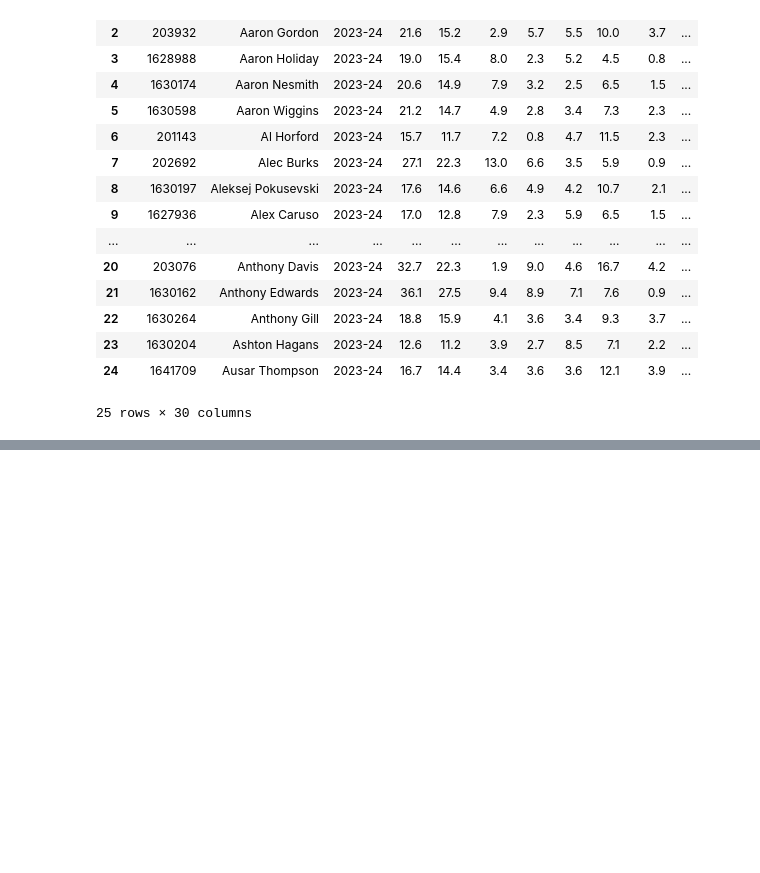
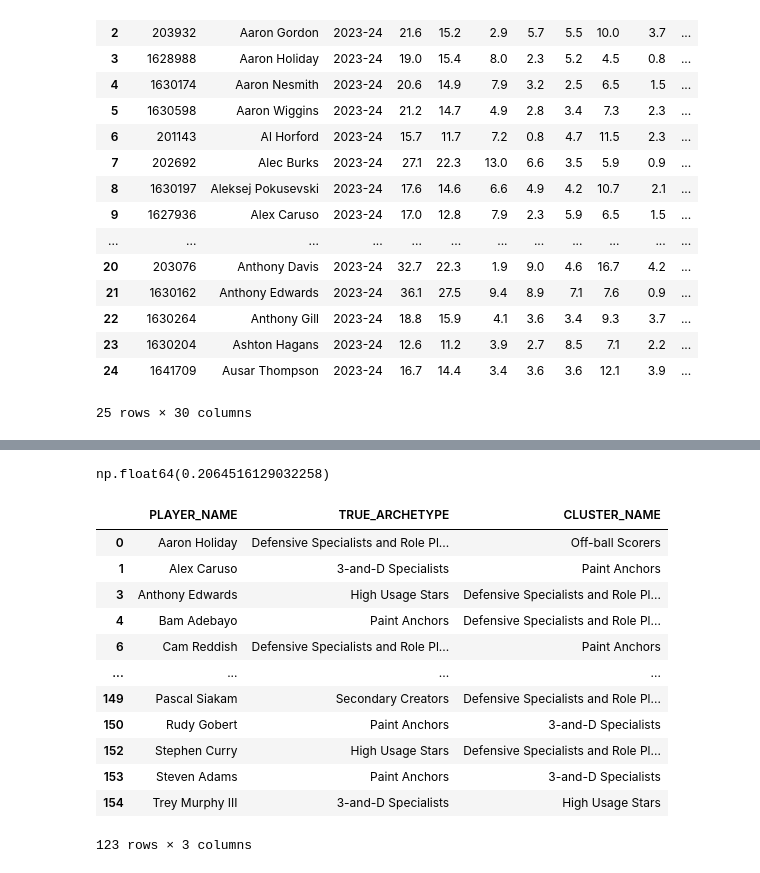
Before and after one commit to matthewellishanson/machine-learning-nba, a Jupyter notebook: firstnotebook.ipynb, the cells around one changed output, grey strips where cells are left out. Saved outputs shown, nothing was run; the diff lists cells and outputs as text; code cells hidden in the pictures; blank space fills up the shorter version.

Commit message:
finished first rough draft of notebook with visuals and tables generated. Need to revise to get better archetypal assignment accuracy relative to gold set.

```diff
--- a/firstnotebook.ipynb
+++ b/firstnotebook.ipynb
@@ -502,0 +644,34 @@ plt.show()
+# %%
+# create a confusion matrix
+pd.crosstab(
+    gold_eval["TRUE_ARCHETYPE"],
+    gold_eval["CLUSTER_NAME"],
+    normalize="index"
+).round(2)
+
+# calculate overall accuracy
+accuracy = (gold_eval["TRUE_ARCHETYPE"] == gold_eval["CLUSTER_NAME"]).mean()
+accuracy
+# %% [output]
+np.float64(0.2064516129032258)
+# %%
+# create match column
+gold_eval["MATCH"] = gold_eval["TRUE_ARCHETYPE"] == gold_eval["CLUSTER_NAME"]
+
+gold_eval[~gold_eval["MATCH"]][
+    ["PLAYER_NAME", "TRUE_ARCHETYPE", "CLUSTER_NAME"]
+]
+# %% [output]
+|  | PLAYER_NAME | TRUE_ARCHETYPE | CLUSTER_NAME |
+| 0 | Aaron Holiday | Defensive Specialists and Role Pl... | Off-ball Scorers |
+| 1 | Alex Caruso | 3-and-D Specialists | Paint Anchors |
+| 3 | Anthony Edwards | High Usage Stars | Defensive Specialists and Role Pl... |
+| 4 | Bam Adebayo | Paint Anchors | Defensive Specialists and Role Pl... |
+| 6 | Cam Reddish | Defensive Specialists and Role Pl... | Paint Anchors |
+| ... | ... | ... | ... |
+| 149 | Pascal Siakam | Secondary Creators | Defensive Specialists and Role Pl... |
+| 150 | Rudy Gobert | Paint Anchors | 3-and-D Specialists |
+| 152 | Stephen Curry | High Usage Stars | Defensive Specialists and Role Pl... |
+| 153 | Steven Adams | Paint Anchors | 3-and-D Specialists |
+| 154 | Trey Murphy III | 3-and-D Specialists | High Usage Stars |
+123 rows × 3 columns
```
Also changed, not shown: parts of 24 cells of this notebook, 6 other files.
